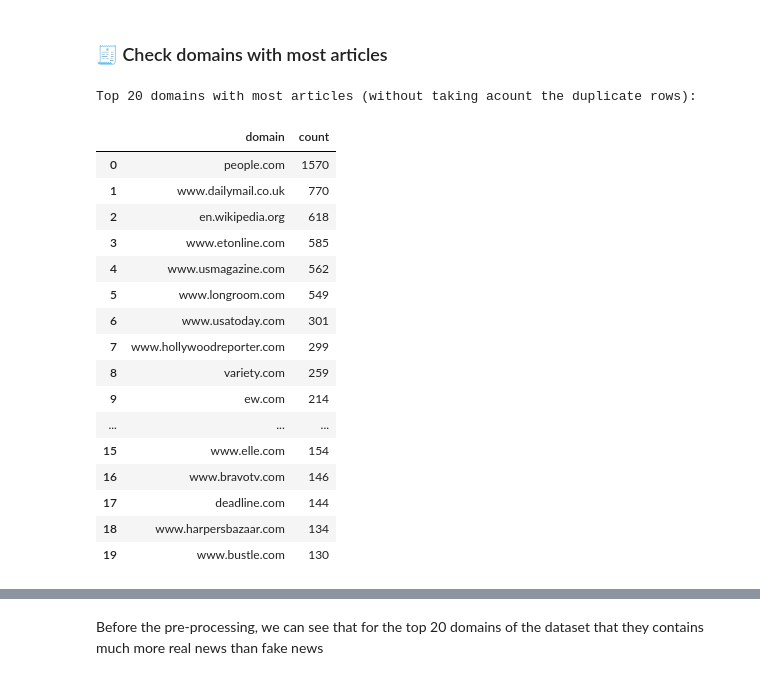
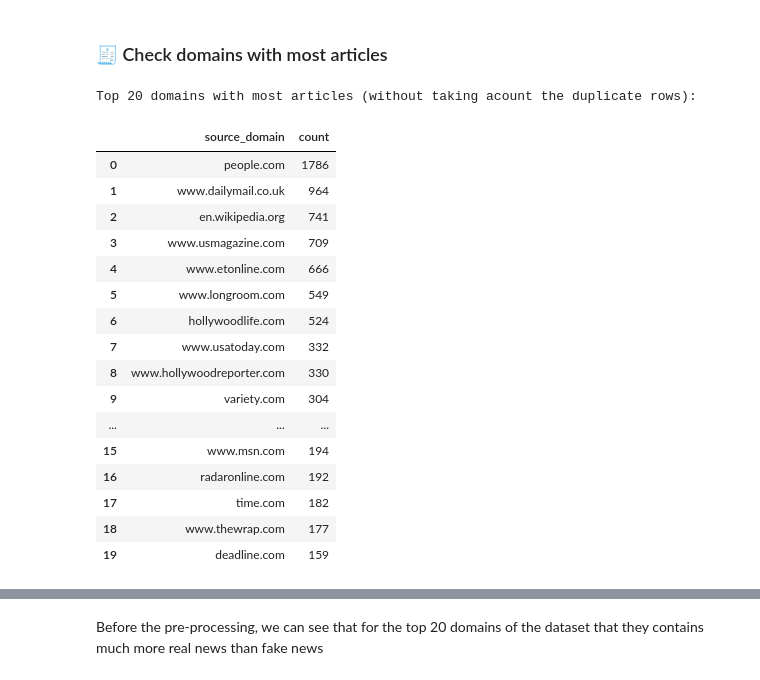
Before and after one commit to zFishStick/Cyclic-LLM-Checker, a Jupyter notebook: notebooks/analysis/dataset_3.ipynb, the cells around one changed output, grey strips where cells are left out. Cells and saved outputs as stored; diff of their text form; code cells hidden in the pictures.

```diff
--- a/notebooks/analysis/dataset_3.ipynb
+++ b/notebooks/analysis/dataset_3.ipynb
@@ -137,33 +137,28 @@ Real news receives significantly more retweets than fake news, with higher media
 # %% [markdown]
 ### 🧾 Check domains with most articles
 # %%
-from urllib.parse import urlparse
-
-df['domain'] = df['news_url'].apply(lambda url: urlparse(url).netloc if isinstance(url, str) else None)
-
-# Count articles by domain, filtering out empty/null domains
-domain_counts = df[df['domain'].notna() & (df['domain'] != '')]['domain'].value_counts().reset_index()
-domain_counts.columns = ['domain', 'count']
+domain_counts = df[df['source_domain'].notna() & (df['source_domain'] != '')]['source_domain'].value_counts().reset_index()
+domain_counts.columns = ['source_domain', 'count']
 
 print("\nTop 20 domains with most articles (without taking acount the duplicate rows):")
 domain_counts.head(20)
 # %% [output]
 Top 20 domains with most articles (without taking acount the duplicate rows):
-|  | domain | count |
-| 0 | people.com | 1570 |
-| 1 | www.dailymail.co.uk | 770 |
-| 2 | en.wikipedia.org | 618 |
-| 3 | www.etonline.com | 585 |
-| 4 | www.usmagazine.com | 562 |
+|  | source_domain | count |
+| 0 | people.com | 1786 |
+| 1 | www.dailymail.co.uk | 964 |
+| 2 | en.wikipedia.org | 741 |
+| 3 | www.usmagazine.com | 709 |
+| 4 | www.etonline.com | 666 |
 | 5 | www.longroom.com | 549 |
-| 6 | www.usatoday.com | 301 |
-| 7 | www.hollywoodreporter.com | 299 |
-| 8 | variety.com | 259 |
-| 9 | ew.com | 214 |
+| 6 | hollywoodlife.com | 524 |
+| 7 | www.usatoday.com | 332 |
+| 8 | www.hollywoodreporter.com | 330 |
+| 9 | variety.com | 304 |
 | ... | ... | ... |
-| 15 | www.elle.com | 154 |
-| 16 | www.bravotv.com | 146 |
-| 17 | deadline.com | 144 |
-| 18 | www.harpersbazaar.com | 134 |
-| 19 | www.bustle.com | 130 |
+| 15 | www.msn.com | 194 |
+| 16 | radaronline.com | 192 |
+| 17 | time.com | 182 |
+| 18 | www.thewrap.com | 177 |
+| 19 | deadline.com | 159 |
 # %%
```
Also changed, not shown: parts of 1 cell of this notebook, 1 other file.
